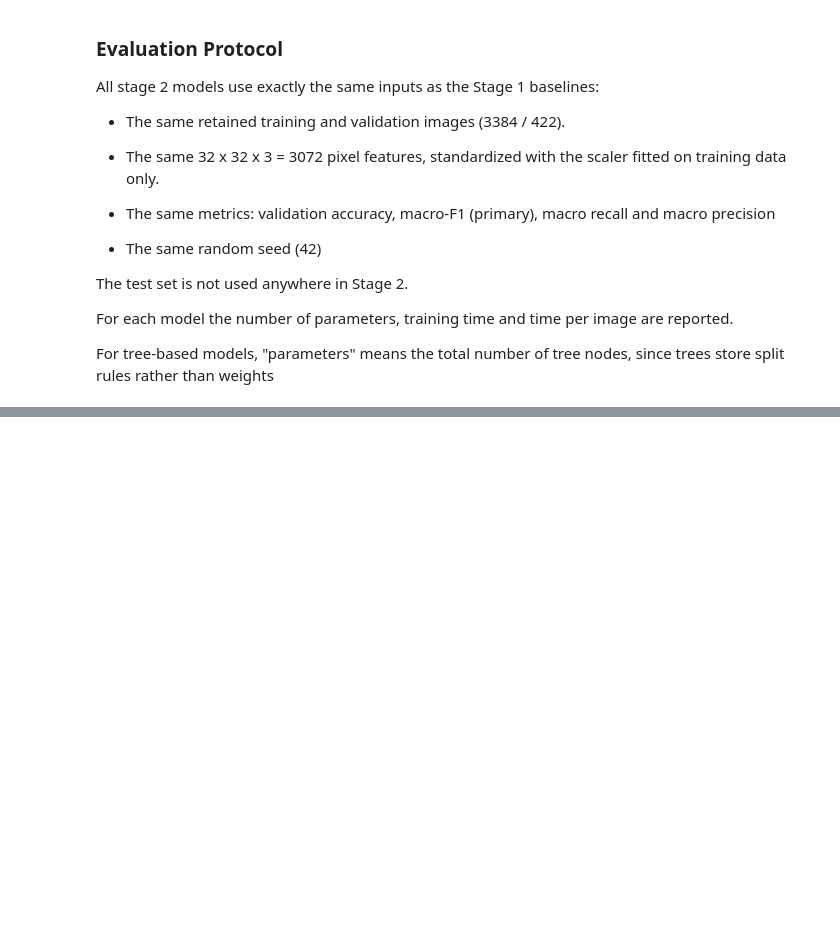
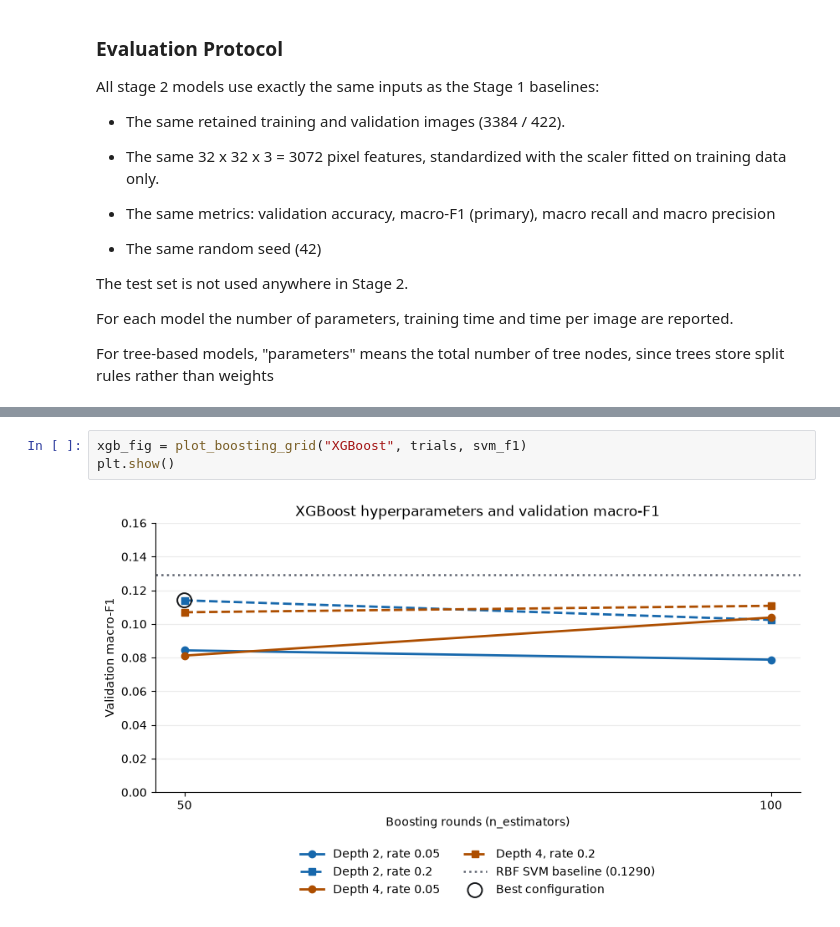
Before and after one commit to lmurariuUWO/DS3000_Project_Group04, a Jupyter notebook: DS3000_Project_Group04.ipynb, the cells around one changed output, grey strips where cells are left out. Drawn from its saved outputs; the diff is of its cells as text; blank space fills up the shorter version.

```diff
--- a/DS3000_Project_Group04.ipynb
+++ b/DS3000_Project_Group04.ipynb
@@ -787,0 +922,5 @@ Classes in training data: 27
+# %%
+xgb_fig = plot_boosting_grid("XGBoost", trials, svm_f1)
+plt.show()
+# %% [output]
+[figure, added]
```
Also changed, not shown: parts of 8 cells of this notebook.
